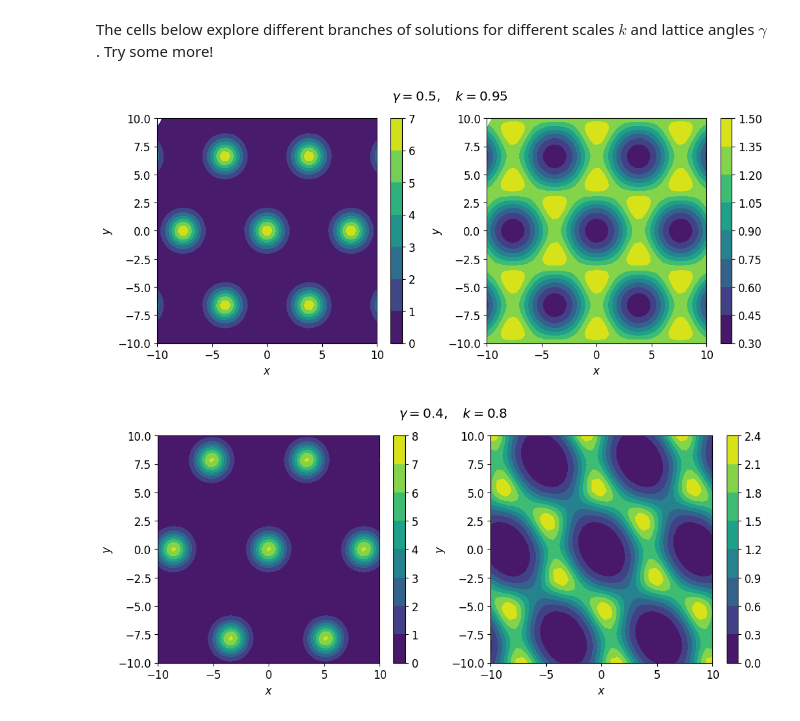
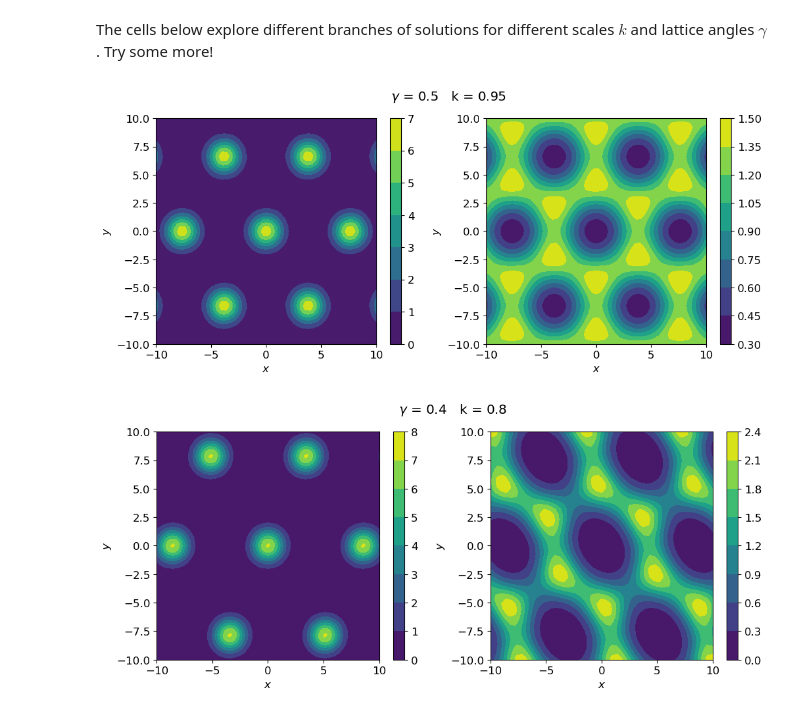
Before and after one commit to raimonluna/LecturesOnSpectralMethods, a Jupyter notebook: Lecture5_NonlinearDifferentialEquations.ipynb, the cells around one changed output. Saved outputs shown, nothing was run; the diff lists cells and outputs as text; code cells hidden in the pictures.

```diff
--- a/Lecture5_NonlinearDifferentialEquations.ipynb
+++ b/Lecture5_NonlinearDifferentialEquations.ipynb
@@ -171,8 +171,8 @@ def relax(R_guess, gamma, k):
 We define the function `plot_xy(R, gamma, k, fig, ax)` to convert the solutions in coordinates $(u, v)$ back to coordinates $(x,y)$ and plot them as a color map.
 # %%
 def lattice(x, i, j):
-    x_l = np.concatenate([x   + 2*i*n*np.pi for n in range(-2,3)], axis = 0)
-    x_l = np.concatenate([x_l + 2*j*n*np.pi for n in range(-2,3)], axis = 1)
+    x_l = np.vstack([x   + 2*i*n*np.pi for n in range(-3,3)])
+    x_l = np.hstack([x_l + 2*j*n*np.pi for n in range(-3,3)])
     return x_l
 
 def plot_xy(R, gamma, k, fig, ax):
@@ -196,21 +196,21 @@ The cells below explore different branches of solutions for different scales $k$
 # %%
 gamma = 0.5
 k = 0.95
 
 fig, ax = plt.subplots(1, 2, figsize=(12, 4.5))
 plt.rc('font', size = 12)
 
 R_hex = -1 * (np.cos(u) + np.cos(v))
 R_tri =  3 * (np.cos(u) + np.cos(v))
 R_hex = relax(R_hex, gamma, k)
 R_tri = relax(R_tri, gamma, k)
 
-fig.suptitle(f'$\gamma = {gamma}, \quad k = {k}$')
+fig.suptitle(r'$\gamma$' + f' = {gamma}   k = {k}')
 
 plot_xy(R_tri, gamma, k, fig, ax[0])
 plot_xy(R_hex, gamma, k, fig, ax[1])
 # %% [output]
-[figure, old version]
+[figure, new version]
 # %%
 gamma = 0.4
 k = 0.8
@@ -223,9 +223,9 @@ R_tri =  3 * (np.cos(u) + np.cos(v))
 R_hex = relax(R_hex, gamma, k)
 R_tri = relax(R_tri, gamma, k)
 
-fig.suptitle(f'$\gamma = {gamma}, \quad k = {k}$')
+fig.suptitle(r'$\gamma$' + f' = {gamma}   k = {k}')
 
 plot_xy(R_tri, gamma, k, fig, ax[0])
 plot_xy(R_hex, gamma, k, fig, ax[1])
 # %% [output]
-[figure, old version]
+[figure, new version]
```
Also changed, not shown: parts of 1 cell of this notebook, 5 other files.
